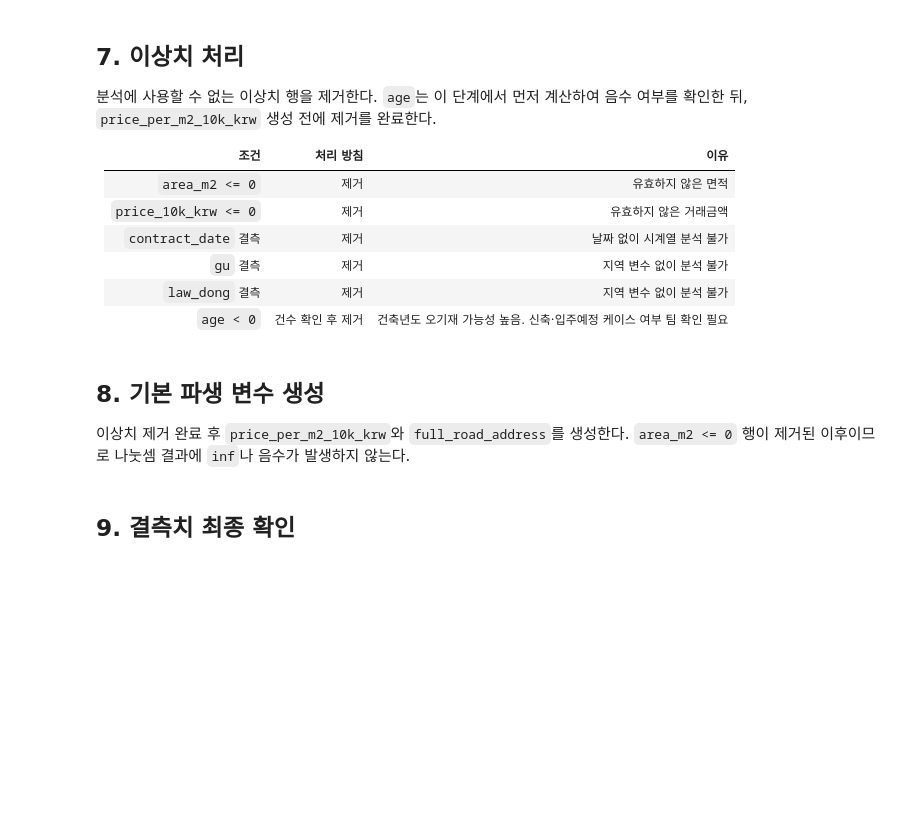
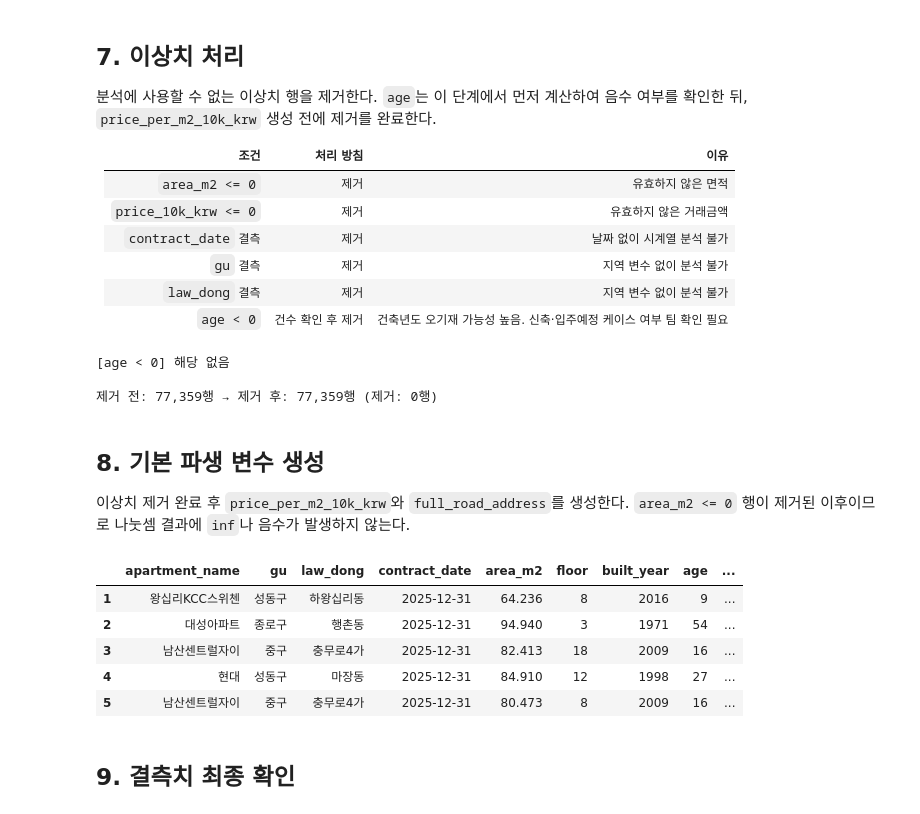
Before and after one commit to w0ne23/dm-apt-predict, a Jupyter notebook: notebooks/02_data_cleaning.ipynb, the cells around one changed output. Saved outputs shown, nothing was run; the diff lists cells and outputs as text; code cells hidden in the pictures; blank space fills up the shorter version.

```diff
--- a/notebooks/02_data_cleaning.ipynb
+++ b/notebooks/02_data_cleaning.ipynb
@@ -123,7 +166,12 @@ df['price_10k_krw'] = (
 
 string_columns = ['sigungu', 'apartment_name', 'road_name']
 for column in string_columns:
-    df[column] = df[column].replace('-', pd.NA)
+    df[column] = (
+        df[column]
+        .astype('string')
+        .str.strip()
+        .replace({'': pd.NA, '-': pd.NA})
+    )
 
 numeric_columns = ['area_m2', 'contract_ym', 'contract_day', 'floor', 'built_year']
 for column in numeric_columns:
@@ -161,3 +237,26 @@ print(f"  gu 고유값 수: {df['gu'].nunique()}개")
+# %%
+missing_road_before = df['road_name'].isna().sum()
+
+road_name_fill_map = (
+    df.dropna(subset=['road_name'])
+    .groupby(['sigungu', 'apartment_name'])['road_name']
+    .agg(lambda values: values.mode().iloc[0] if not values.mode().empty else values.iloc[0])
+)
+
+missing_road_mask = df['road_name'].isna()
+road_name_candidates = df.loc[missing_road_mask, ['sigungu', 'apartment_name']].apply(
+    lambda row: road_name_fill_map.get((row['sigungu'], row['apartment_name']), pd.NA),
+    axis=1,
+)
+
+df.loc[missing_road_mask, 'road_name'] = road_name_candidates.values
+missing_road_after = df['road_name'].isna().sum()
+
+print(f'도로명 결측 보완 전: {missing_road_before:,}행')
+print(f'같은 아파트명 기준 보완: {missing_road_before - missing_road_after:,}행')
+print(f'보완 후에도 도로명 결측: {missing_road_after:,}행')
+
+df.loc[df['road_name'].isna(), ['sigungu', 'apartment_name', 'built_year']].drop_duplicates()
 # %% [markdown]
 ## 6. 취소 거래 처리 결과 확인
 
@@ -209,6 +315,10 @@ df = df[
 
 after_count = len(df)
 print(f"\n제거 전: {before_count:,}행 → 제거 후: {after_count:,}행 (제거: {before_count - after_count:,}행)")
+# %% [output]
+[age < 0] 해당 없음
+
+제거 전: 77,359행 → 제거 후: 77,359행 (제거: 0행)
 # %% [markdown]
 ## 8. 기본 파생 변수 생성
 
@@ -216,12 +326,26 @@ print(f"\n제거 전: {before_count:,}행 → 제거 후: {after_count:,}행 (
 `area_m2 <= 0` 행이 제거된 이후이므로 나눗셈 결과에 `inf`나 음수가 발생하지 않는다.
 # %%
 df['price_per_m2_10k_krw'] = df['price_10k_krw'] / df['area_m2']
-df['full_road_address'] = (df['sido'] + ' ' + df['gu'] + ' ' + df['road_name']).where(df['road_name'].notna())
+df['full_road_address'] = pd.NA
+valid_road_mask = df['road_name'].notna()
+df.loc[valid_road_mask, 'full_road_address'] = (
+    df.loc[valid_road_mask, 'sido'] + ' ' +
+    df.loc[valid_road_mask, 'gu'] + ' ' +
+    df.loc[valid_road_mask, 'road_name']
+)
 
 df[[
     'apartment_name', 'gu', 'law_dong', 'contract_date', 'area_m2',
-    'floor', 'built_year', 'age', 'price_10k_krw', 'price_per_m2_10k_krw'
+    'floor', 'built_year', 'age', 'price_10k_krw', 'price_per_m2_10k_krw',
+    'road_name', 'full_road_address'
 ]].head()
+# %% [output]
+|  | apartment_name | gu | law_dong | contract_date | area_m2 | floor | built_year | age | ... |
+| 1 | 왕십리KCC스위첸 | 성동구 | 하왕십리동 | 2025-12-31 | 64.236 | 8 | 2016 | 9 | ... |
+| 2 | 대성아파트 | 종로구 | 행촌동 | 2025-12-31 | 94.940 | 3 | 1971 | 54 | ... |
+| 3 | 남산센트럴자이 | 중구 | 충무로4가 | 2025-12-31 | 82.413 | 18 | 2009 | 16 | ... |
+| 4 | 현대 | 성동구 | 마장동 | 2025-12-31 | 84.910 | 12 | 1998 | 27 | ... |
+| 5 | 남산센트럴자이 | 중구 | 충무로4가 | 2025-12-31 | 80.473 | 8 | 2009 | 16 | ... |
 # %% [markdown]
 ## 9. 결측치 최종 확인
 # %%
```
Also changed, not shown: parts of 16 cells of this notebook, 3 other files.
